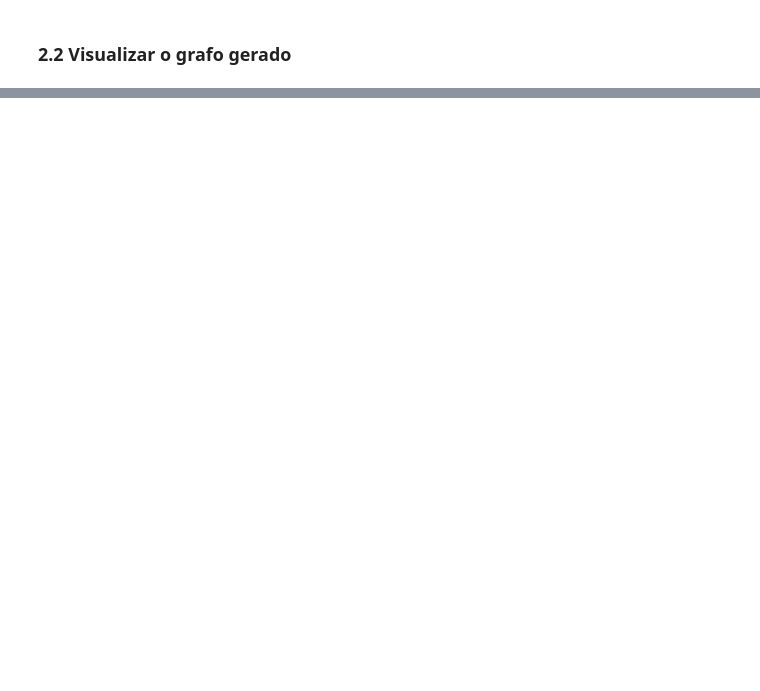
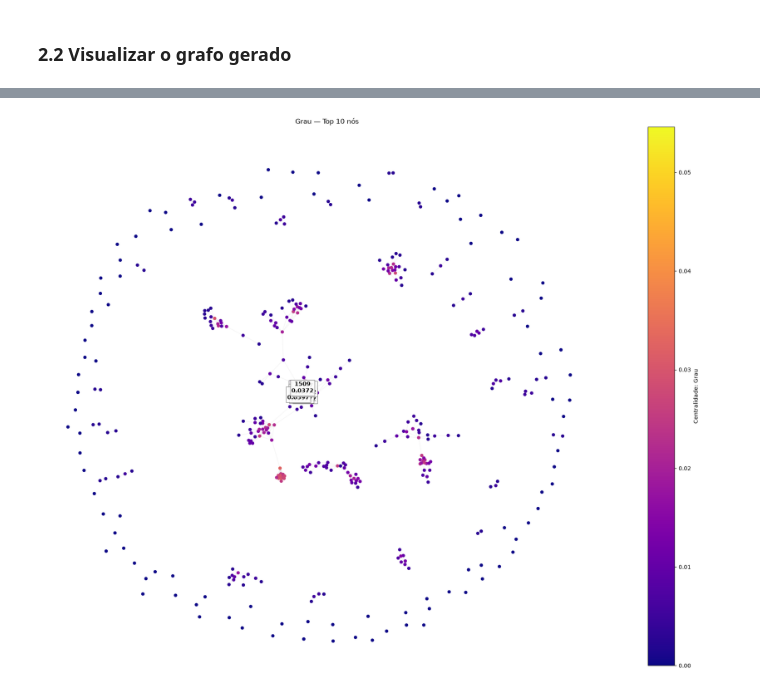
Before and after one commit to Suyannesara/tag-trabalho-1, a Jupyter notebook: main.ipynb, the cells around one changed output, grey strips where cells are left out. Saved outputs shown, nothing was run; the diff lists cells and outputs as text; code cells hidden in the pictures; blank space fills up the shorter version.

```diff
--- a/main.ipynb
+++ b/main.ipynb
@@ -78,0 +120,6 @@ KeyboardInterrupt:
+# %%
+# considera não apenas quantas conexões um nó tem, mas também a importância dos nós aos quais está conectado.
+autovetor = nx.eigenvector_centrality(
+    G_amostra,
+    max_iter=1000
+)
@@ -78,0 +145,34 @@ KeyboardInterrupt:
+# %%
+
+# Transforma todas as métricas extraídas em formato de Dataframe e salva em um csv
+df_metricas = pd.DataFrame({
+    "no": list(G_amostra.nodes()),
+    "comunidade": [
+        comunidade_por_no[no]
+        for no in G_amostra.nodes()
+    ],
+    "grau": [
+        grau[no]
+        for no in G_amostra.nodes()
+    ],
+    "intermediacao": [
+        intermediacao[no]
+        for no in G_amostra.nodes()
+    ],
+    "proximidade": [
+        proximidade[no]
+        for no in G_amostra.nodes()
+    ],
+    "autovetor": [
+        autovetor[no]
+        for no in G_amostra.nodes()
+    ]
+})
+
+df_metricas.head()
+
+
+df_metricas.to_csv(
+    "./data/metricas_grafo.csv",
+    index=False
+)
@@ -78,0 +272,6 @@ KeyboardInterrupt:
+# %%
+top_grau = visualizar_centralidade(
+    G_amostra, pos, grau, "Grau"
+)
+# %% [output]
+[figure, added]
```
Also changed, not shown: parts of 18 cells of this notebook, 2 other files.
